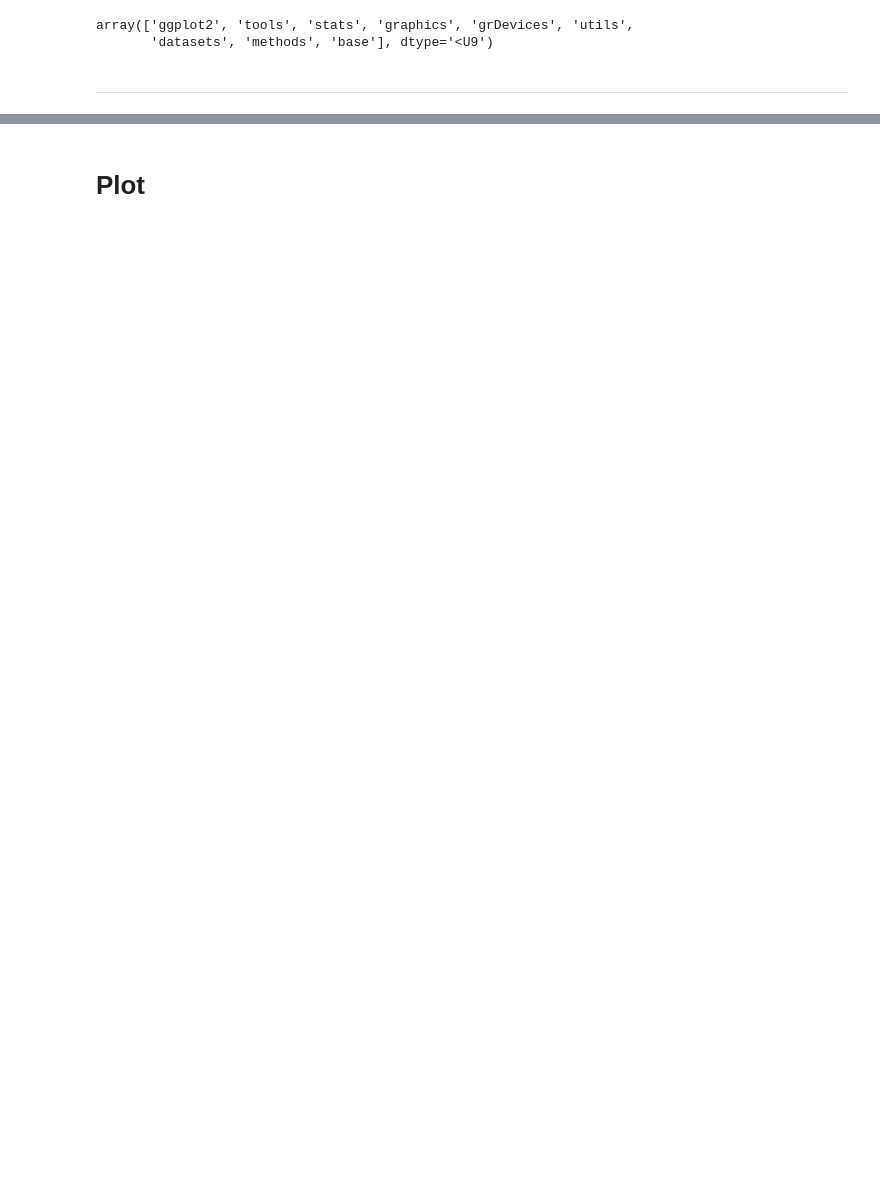
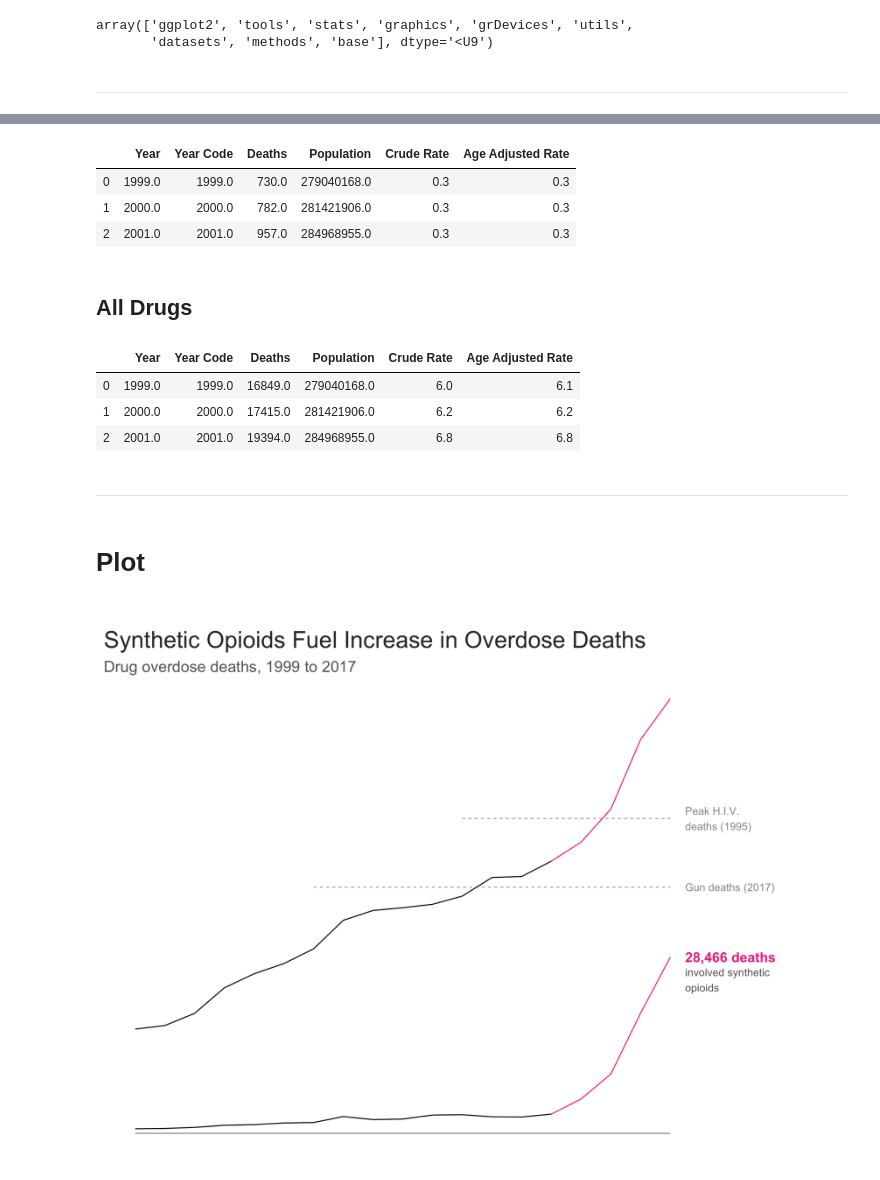
Before and after one commit to nithish08/opioids, a Jupyter notebook: src/MS-fentanyl-rise.ipynb, the cells around one changed output, grey strips where cells are left out. Cells and saved outputs as stored; diff of their text form; code cells hidden in the pictures; blank space fills up the shorter version.

```diff
--- a/src/MS-fentanyl-rise.ipynb
+++ b/src/MS-fentanyl-rise.ipynb
@@ -18,0 +49,7 @@ array(['ggplot2', 'tools', 'stats', 'graphics', 'grDevices', 'utils',
+# %%
+synthetic.head(3)
+# %% [output]
+|  | Year | Year Code | Deaths | Population | Crude Rate | Age Adjusted Rate |
+| 0 | 1999.0 | 1999.0 | 730.0 | 279040168.0 | 0.3 | 0.3 |
+| 1 | 2000.0 | 2000.0 | 782.0 | 281421906.0 | 0.3 | 0.3 |
+| 2 | 2001.0 | 2001.0 | 957.0 | 284968955.0 | 0.3 | 0.3 |
@@ -18,0 +60,2 @@ array(['ggplot2', 'tools', 'stats', 'graphics', 'grDevices', 'utils',
+# %% [markdown]
+## All Drugs
@@ -19,2 +68,15 @@ array(['ggplot2', 'tools', 'stats', 'graphics', 'grDevices', 'utils',
+# %%
+drugs.head(3)
+# %% [output]
+|  | Year | Year Code | Deaths | Population | Crude Rate | Age Adjusted Rate |
+| 0 | 1999.0 | 1999.0 | 16849.0 | 279040168.0 | 6.0 | 6.1 |
+| 1 | 2000.0 | 2000.0 | 17415.0 | 281421906.0 | 6.2 | 6.2 |
+| 2 | 2001.0 | 2001.0 | 19394.0 | 284968955.0 | 6.8 | 6.8 |
+# %%
+# Split frame at jump in fentanyl overdoses (2014-15)
+drugs_pre2014 = drugs[:15]
+drugs_post2014 = drugs[14:]
+# %% [markdown]
+---------------
 # %% [markdown]
 # Plot
@@ -20,0 +89,55 @@ array(['ggplot2', 'tools', 'stats', 'graphics', 'grDevices', 'utils',
+# %%
+%%R
+
+# Custom Theme
+theme_custom <- theme(panel.grid.major = element_blank(),
+                      panel.grid.minor = element_blank(),
+                      axis.text.y = element_blank(),
+                      axis.title = element_blank(),
+                      plot.title = element_text(size = 24, colour = "grey20", vjust = 2),
+                      plot.subtitle = element_text(size = 16, colour = "grey40", vjust = 0))
+
+# Colours
+highlight = "violetred2"
+# %%
+%%R -h 8 -w 10 -u in -r 200
+
+# Base
+q <- ggplot()
+
+# AIDS horizontal ref
+q <- q + geom_segment(aes(x = 2010, y = 50877, xend = 2017, yend = 50877), linetype = "33", colour = "grey70")
+q <- q + annotate("text", label = "Peak H.I.V.\ndeaths (1995)", x = 2017.5, y = 50877, hjust = 0, colour = "grey60")
+
+# 2017 Gun deaths horizontal ref
+q <- q + geom_segment(aes(x = 2005, y = 39773, xend = 2017, yend = 39773), linetype = "33", colour = "grey70")
+q <- q + annotate("text", label = "Gun deaths (2017)", x = 2017.5, y = 39773, hjust = 0, colour = "grey60")
+
+# Pre-2014 lines
+q <- q + geom_line(aes(x = Year, y = Deaths), data = drugs_pre2014)
+q <- q + geom_line(aes(x = Year, y = Deaths), data = synthetic_pre2014)
+
+# Post-2014 lines
+q <- q + geom_line(aes(x = Year, y = Deaths), data = drugs_post2014, colour = highlight)
+q <- q + geom_line(aes(x = Year, y = Deaths), data = synthetic_post2014, colour = highlight)
+
+# Annotations
+q <- q + annotate("text", label = "28,466 deaths", x = 2017.5, y = 28466, hjust = 0, fontface = "bold", size = 5,
+                  colour = highlight)
+q <- q + annotate("text", label = "involved synthetic\nopioids", x = 2017.5, y = 24800, hjust = 0,
+                  colour = "grey40")
+
+# Titles
+q <- q + labs(title = "\nSynthetic Opioids Fuel Increase in Overdose Deaths")
+q <- q + labs(subtitle = "Drug overdose deaths, 1999 to 2017")
+
+# Axes
+q <- q + scale_x_continuous(limits = c(1999, 2020), labels = NULL)
+q <- q + geom_segment(aes(x = 1999, y = 0, xend = 2017, yend = 0), colour = "grey40", alpha = 0.7)
+
+# Themes
+q <- q + theme_minimal() + theme_custom
+
+q
+# %% [output]
+[figure, added]
```
Also changed, not shown: parts of 11 cells of this notebook, 16 other files.
